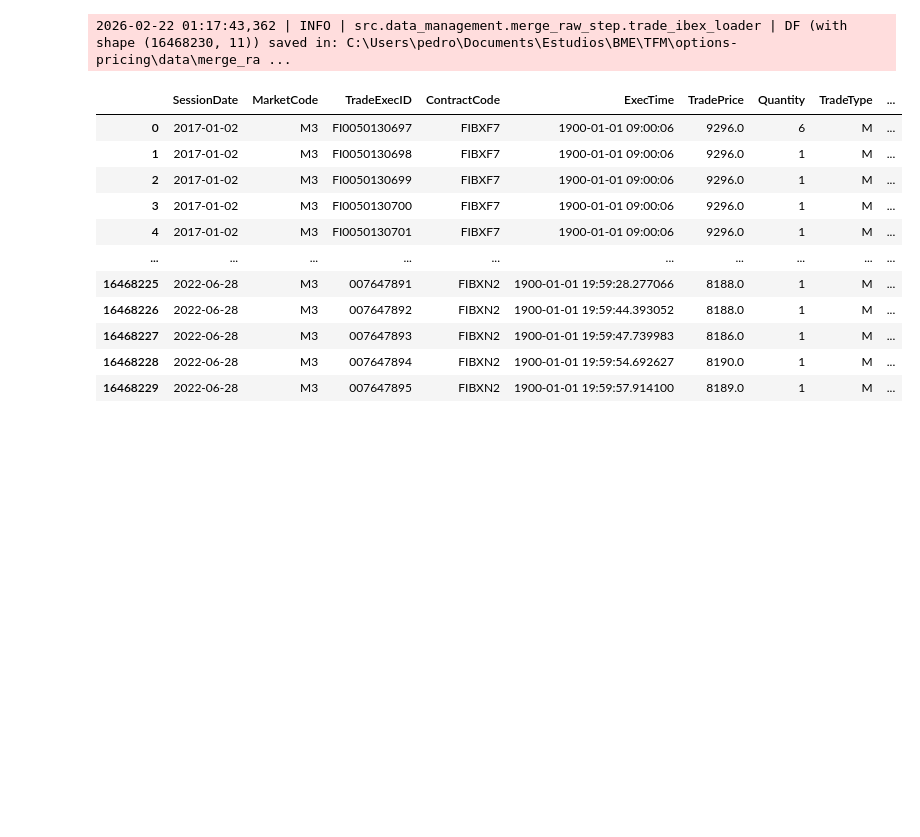
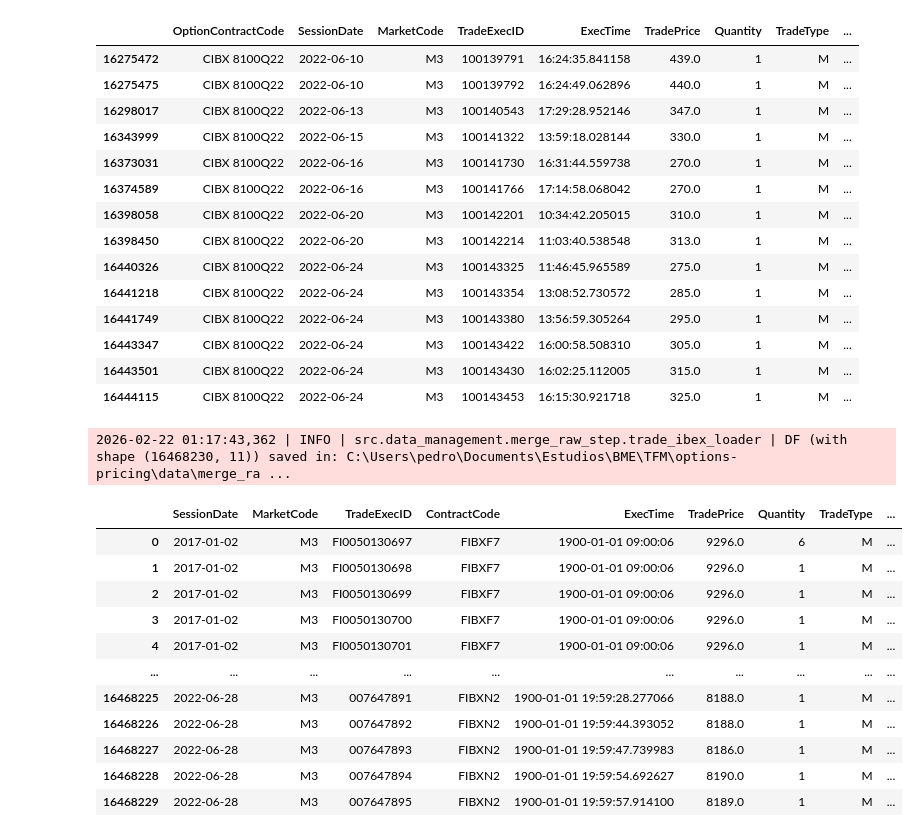
Before and after one commit to epiblasfunds/options-pricing, a Jupyter notebook: data.ipynb, the cells around one changed output. Saved outputs shown, nothing was run; the diff lists cells and outputs as text; code cells hidden in the pictures; blank space fills up the shorter version.

```diff
--- a/data.ipynb
+++ b/data.ipynb
@@ -23,0 +72,18 @@ MissingValuesError: Missing values found for Options-Underlying candidates.
+# %%
+options_trade_ibex_db[options_trade_ibex_db["OptionContractCode"] == "CIBX 8100Q22"]
+# %% [output]
+|  | OptionContractCode | SessionDate | MarketCode | TradeExecID | ExecTime | TradePrice | Quantity | TradeType | ... |
+| 16275472 | CIBX 8100Q22 | 2022-06-10 | M3 | 100139791 | 16:24:35.841158 | 439.0 | 1 | M | ... |
+| 16275475 | CIBX 8100Q22 | 2022-06-10 | M3 | 100139792 | 16:24:49.062896 | 440.0 | 1 | M | ... |
+| 16298017 | CIBX 8100Q22 | 2022-06-13 | M3 | 100140543 | 17:29:28.952146 | 347.0 | 1 | M | ... |
+| 16343999 | CIBX 8100Q22 | 2022-06-15 | M3 | 100141322 | 13:59:18.028144 | 330.0 | 1 | M | ... |
+| 16373031 | CIBX 8100Q22 | 2022-06-16 | M3 | 100141730 | 16:31:44.559738 | 270.0 | 1 | M | ... |
+| 16374589 | CIBX 8100Q22 | 2022-06-16 | M3 | 100141766 | 17:14:58.068042 | 270.0 | 1 | M | ... |
+| 16398058 | CIBX 8100Q22 | 2022-06-20 | M3 | 100142201 | 10:34:42.205015 | 310.0 | 1 | M | ... |
+| 16398450 | CIBX 8100Q22 | 2022-06-20 | M3 | 100142214 | 11:03:40.538548 | 313.0 | 1 | M | ... |
+| 16440326 | CIBX 8100Q22 | 2022-06-24 | M3 | 100143325 | 11:46:45.965589 | 275.0 | 1 | M | ... |
+| 16441218 | CIBX 8100Q22 | 2022-06-24 | M3 | 100143354 | 13:08:52.730572 | 285.0 | 1 | M | ... |
+| 16441749 | CIBX 8100Q22 | 2022-06-24 | M3 | 100143380 | 13:56:59.305264 | 295.0 | 1 | M | ... |
+| 16443347 | CIBX 8100Q22 | 2022-06-24 | M3 | 100143422 | 16:00:58.508310 | 305.0 | 1 | M | ... |
+| 16443501 | CIBX 8100Q22 | 2022-06-24 | M3 | 100143430 | 16:02:25.112005 | 315.0 | 1 | M | ... |
+| 16444115 | CIBX 8100Q22 | 2022-06-24 | M3 | 100143453 | 16:15:30.921718 | 325.0 | 1 | M | ... |
```
Also changed, not shown: parts of 13 cells of this notebook, 38 other files.
